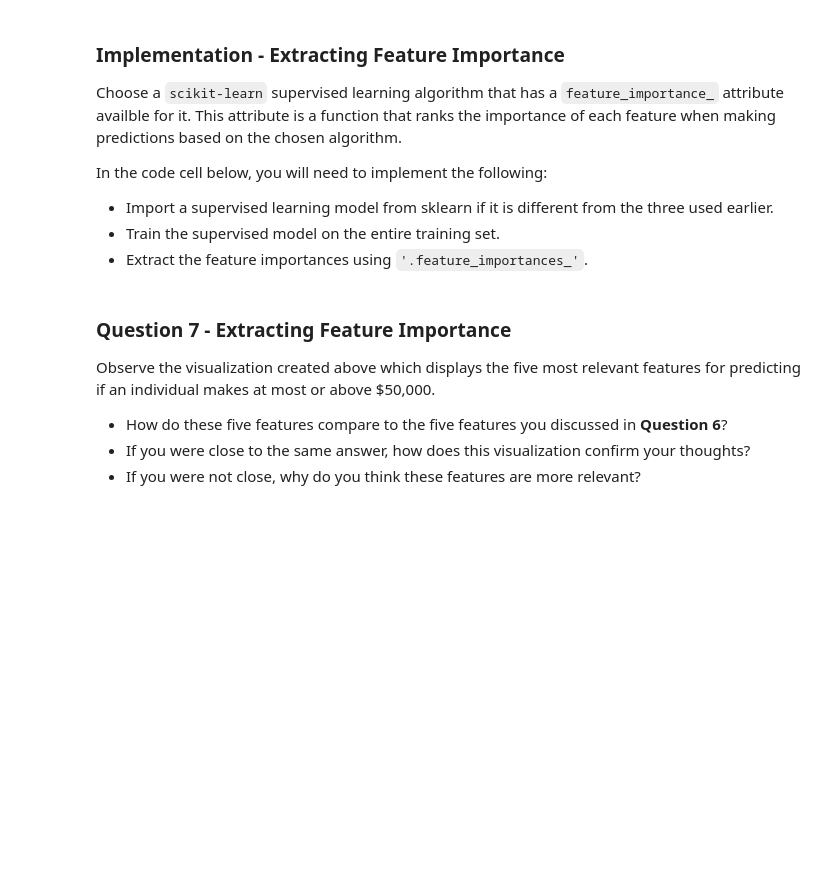
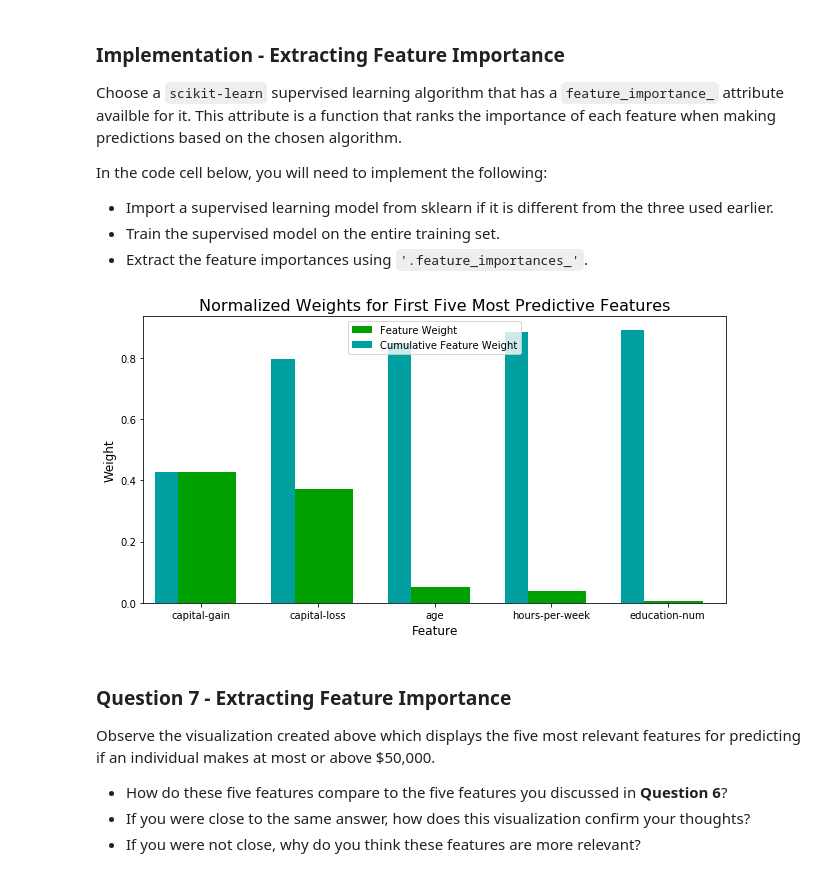
Before and after one commit to nadimintikrish/finding_donors, a Jupyter notebook: finding_donors.ipynb, the cells around one changed output. Cells and saved outputs as stored; diff of their text form; code cells hidden in the pictures; blank space fills up the shorter version.

```diff
--- a/finding_donors.ipynb
+++ b/finding_donors.ipynb
@@ -427,25 +443,31 @@ Fine tune the chosen model. Use grid search (`GridSearchCV`) with at least one i
 **Note:** Depending on the algorithm chosen and the parameter list, the following implementation may take some time to run!
 # %%
 # TODO: Import 'GridSearchCV', 'make_scorer', and any other necessary libraries
+from sklearn.metrics import make_scorer
+from sklearn.grid_search import GridSearchCV
 
 # TODO: Initialize the classifier
-clf = None
+clf = AdaBoostClassifier(random_state=105)
 
 # TODO: Create the parameters list you wish to tune, using a dictionary if needed.
 # HINT: parameters = {'parameter_1': [value1, value2], 'parameter_2': [value1, value2]}
-parameters = None
+#Try reducing number of learners, and decrease learning rate
+parameters = {'n_estimators':[100,500,1000],'learning_rate':[1,5,10]}
 
 # TODO: Make an fbeta_score scoring object using make_scorer()
-scorer = None
+scorer = make_scorer(fbeta_score,beta=0.5)
 
 # TODO: Perform grid search on the classifier using 'scorer' as the scoring method using GridSearchCV()
-grid_obj = None
+grid_obj = GridSearchCV(clf,param_grid=parameters,scoring=scorer)
 
 # TODO: Fit the grid search object to the training data and find the optimal parameters using fit()
-grid_fit = None
+grid_fit = grid_obj.fit(X_train,y_train)
 
 # Get the estimator
 best_clf = grid_fit.best_estimator_
+
+print "Parameters for best Classifier"
+print best_clf.get_params
 
 # Make predictions using the unoptimized and model
 predictions = (clf.fit(X_train, y_train)).predict(X_test)
@@ -498,15 +533,17 @@ In the code cell below, you will need to implement the following:
 # %%
 # TODO: Import a supervised learning model that has 'feature_importances_'
 
 
 # TODO: Train the supervised model on the training set using .fit(X_train, y_train)
-model = None
+model = best_clf
 
 # TODO: Extract the feature importances using .feature_importances_
-importances = None
+importances = model.feature_importances_
 
 # Plot
 vs.feature_plot(importances, X_train, y_train)
+# %% [output]
+[figure, added]
 # %% [markdown]
 ### Question 7 - Extracting Feature Importance
 
```
Also changed, not shown: parts of 5 cells of this notebook.
